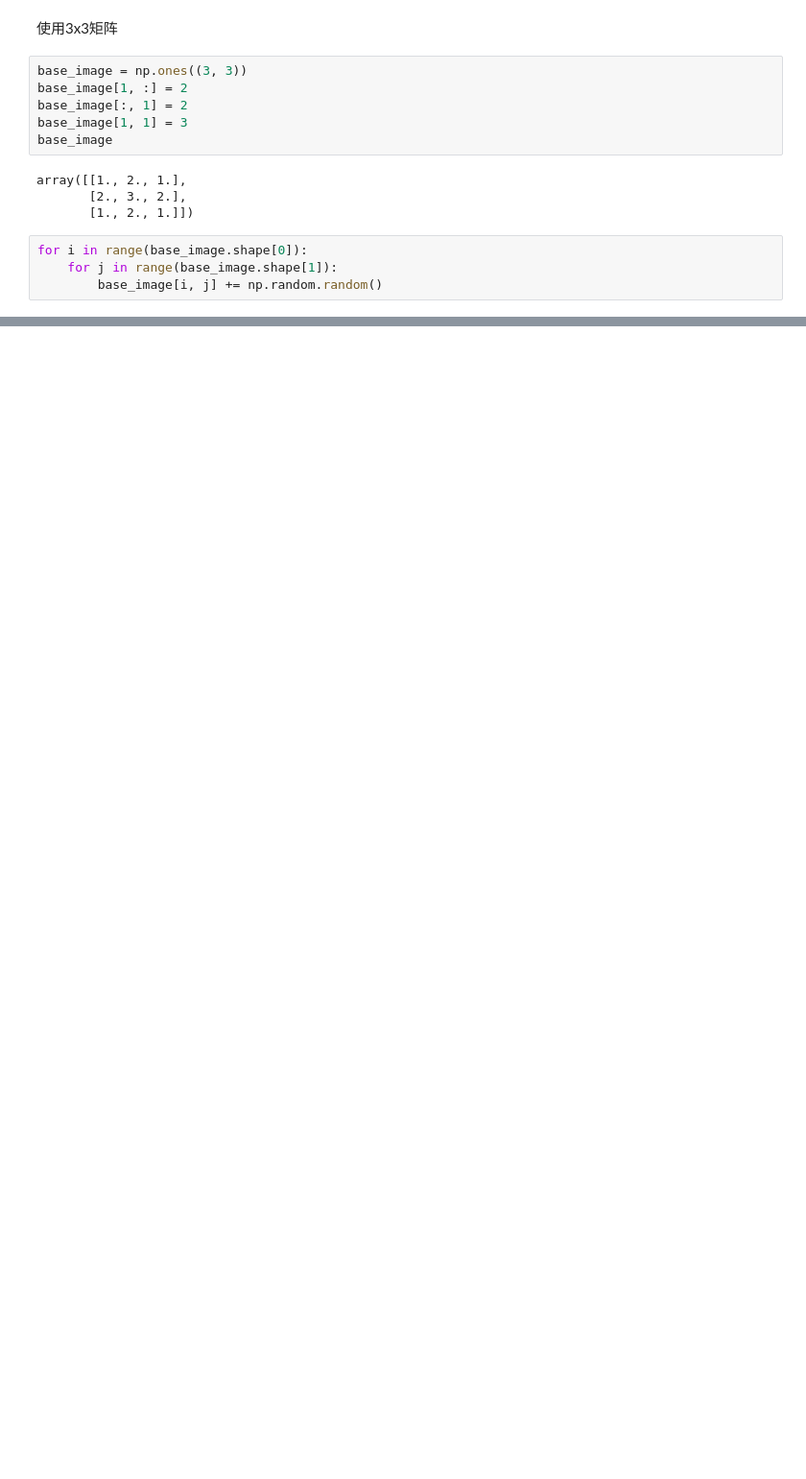
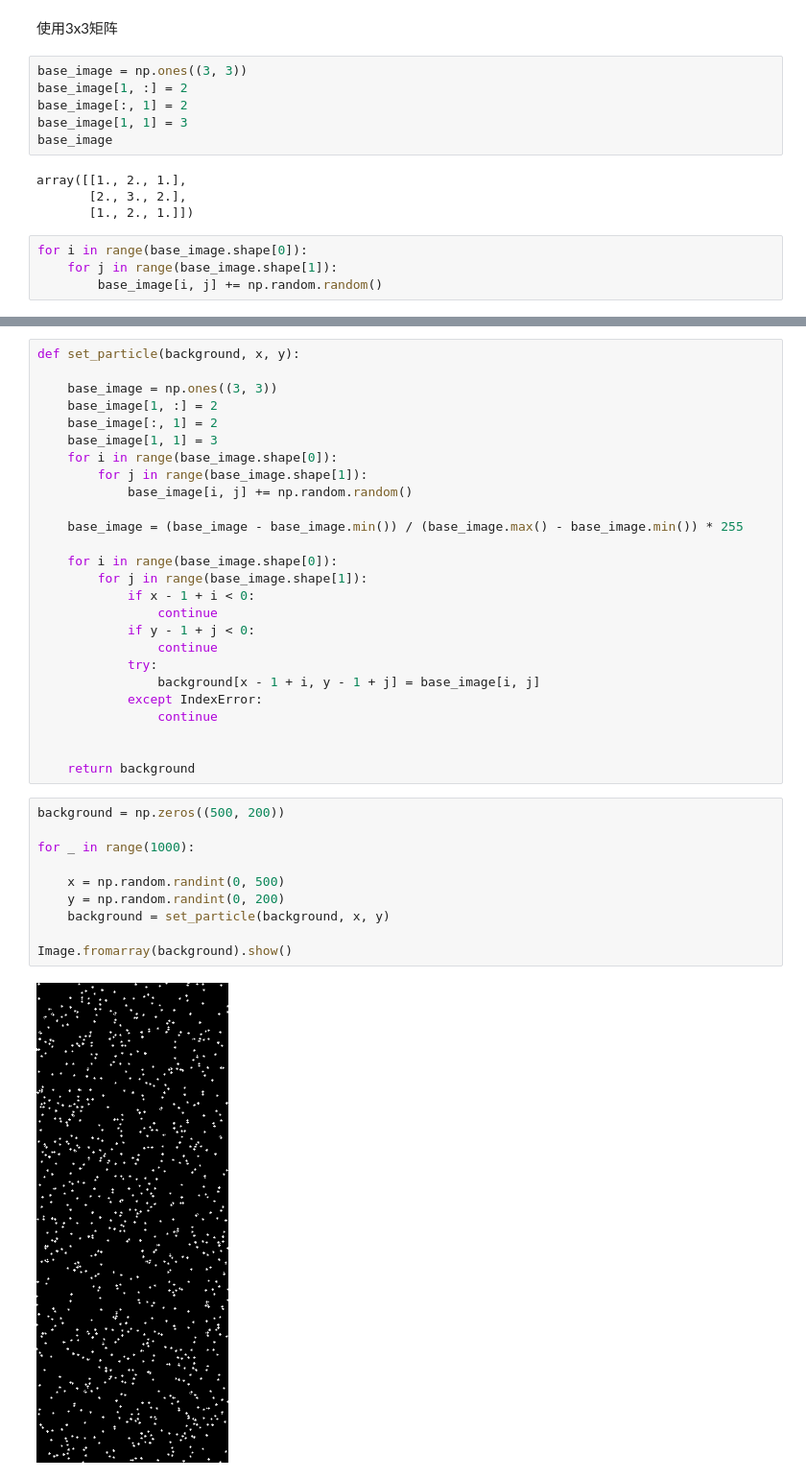
Before and after one commit to glzhangzhi/DPIV, a Jupyter notebook: 1.ipynb, the cells around one changed output, grey strips where cells are left out. Shown: that part at 96% size. Drawn from its saved outputs; the diff is of its cells as text; blank space fills up the shorter version.

```diff
--- a/1.ipynb
+++ b/1.ipynb
@@ -125,0 +126,38 @@ array([[1.82448746, 3.48379881, 1.81042843],
+# %%
+def set_particle(background, x, y):
+
+    base_image = np.ones((3, 3))
+    base_image[1, :] = 2
+    base_image[:, 1] = 2
+    base_image[1, 1] = 3
+    for i in range(base_image.shape[0]):
+        for j in range(base_image.shape[1]):
+            base_image[i, j] += np.random.random()
+
+    base_image = (base_image - base_image.min()) / (base_image.max() - base_image.min()) * 255
+
+    for i in range(base_image.shape[0]):
+        for j in range(base_image.shape[1]):
+            if x - 1 + i < 0:
+                continue
+            if y - 1 + j < 0:
+                continue
+            try:
+                background[x - 1 + i, y - 1 + j] = base_image[i, j]
+            except IndexError:
+                continue
+
+
+    return background
+# %%
+background = np.zeros((500, 200))
+
+for _ in range(1000):
+
+    x = np.random.randint(0, 500)
+    y = np.random.randint(0, 200)
+    background = set_particle(background, x, y)
+
+Image.fromarray(background).show()
+# %% [output]
+[figure, added]
```
Also changed, not shown: parts of 2 cells of this notebook.
